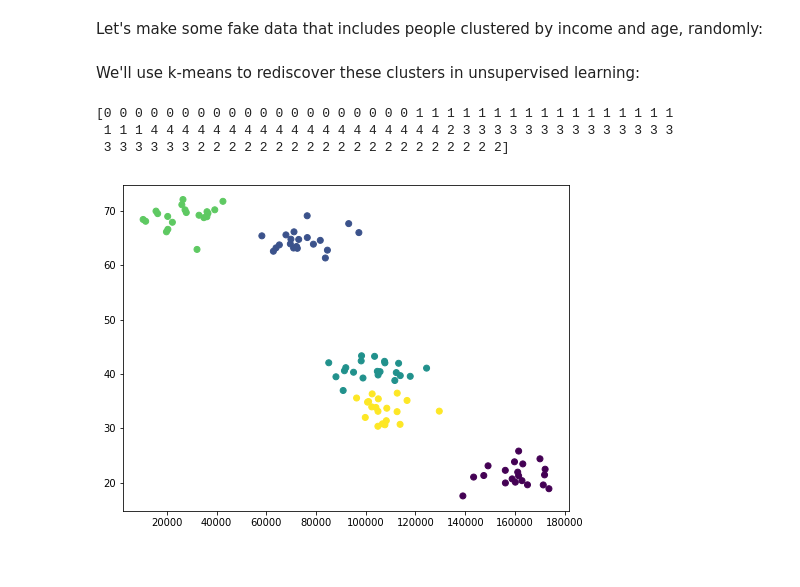
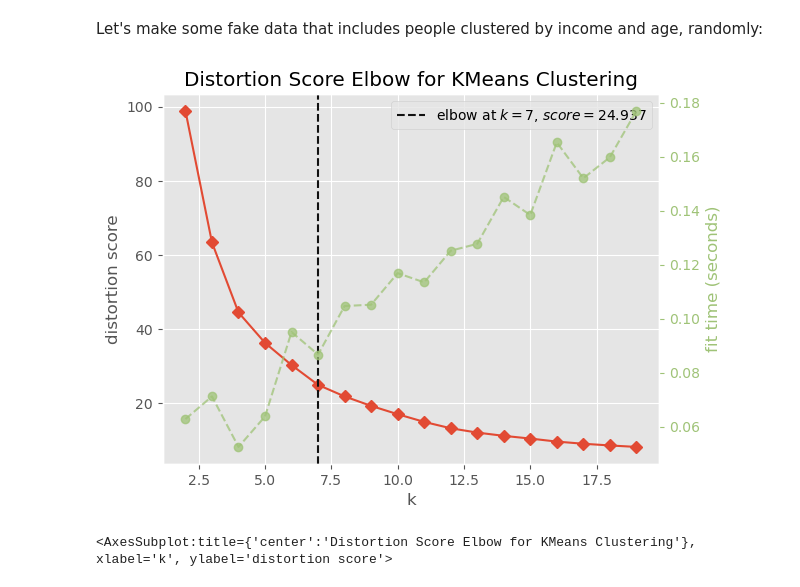
Before and after one commit to nishiogawakun/ml_unsupervised, a Jupyter notebook: KMeans.ipynb, the cells around one changed output. Cells and saved outputs as stored; diff of their text form; code cells hidden in the pictures.

Commit message:
Applied example in spotify data

```diff
--- a/KMeans.ipynb
+++ b/KMeans.ipynb
@@ -22,29 +4,0 @@ def createClusteredData(N, k):
-# %% [markdown]
-We'll use k-means to rediscover these clusters in unsupervised learning:
-# %%
-%matplotlib inline
-
-from sklearn.cluster import KMeans
-import matplotlib.pyplot as plt
-from sklearn.preprocessing import scale
-from numpy import random, float
-
-data = createClusteredData(100, 5)
-
-model = KMeans(n_clusters=5)
-
-# Note I'm scaling the data to normalize it! Important for good results.
-model = model.fit(scale(data))
-
-# We can look at the clusters each data point was assigned to
-print(model.labels_)
-
-# And we'll visualize it:
-plt.figure(figsize=(8, 6))
-plt.scatter(data[:,0], data[:,1], c=model.labels_.astype(float))
-plt.show()
-# %% [output]
-[0 0 0 0 0 0 0 0 0 0 0 0 0 0 0 0 0 0 0 0 1 1 1 1 1 1 1 1 1 1 1 1 1 1 1 1 1
- 1 1 1 4 4 4 4 4 4 4 4 4 4 4 4 4 4 4 4 4 4 4 2 3 3 3 3 3 3 3 3 3 3 3 3 3 3
- 3 3 3 3 3 3 2 2 2 2 2 2 2 2 2 2 2 2 2 2 2 2 2 2 2 2]
-[figure, removed]
@@ -50,0 +13,15 @@ plt.show()
+# %%
+df = pd.read_csv('/Users/richardwestbrook/Library/Mobile Documents/com~apple~CloudDocs/Learning/Projects/spotify_music.csv', header=0)
+df = df.dropna()
+df = df[df['year'] == 1987]
+# %%
+k_means_df = df[['energy','liveness']]
+k_means_df = k_means_df.to_numpy()
+# %%
+model = KMeans()
+visualizer = KElbowVisualizer(model, k=(2,20), timings= True)
+visualizer.fit(k_means_df)
+visualizer.show()
+# %% [output]
+[figure, added]
+<AxesSubplot:title={'center':'Distortion Score Elbow for KMeans Clustering'}, xlabel='k', ylabel='distortion score'>
```
Also changed, not shown: parts of 8 cells of this notebook.
